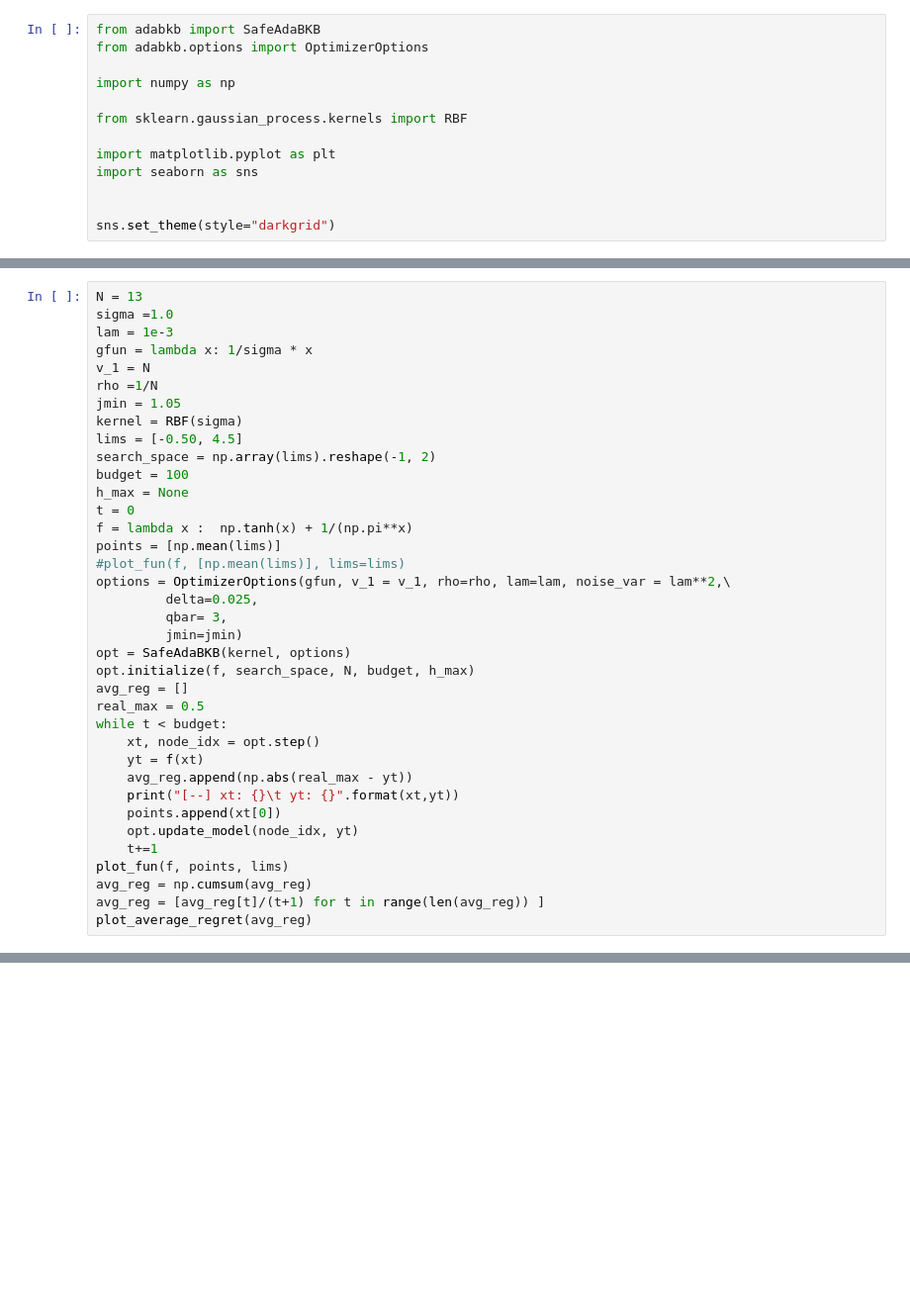
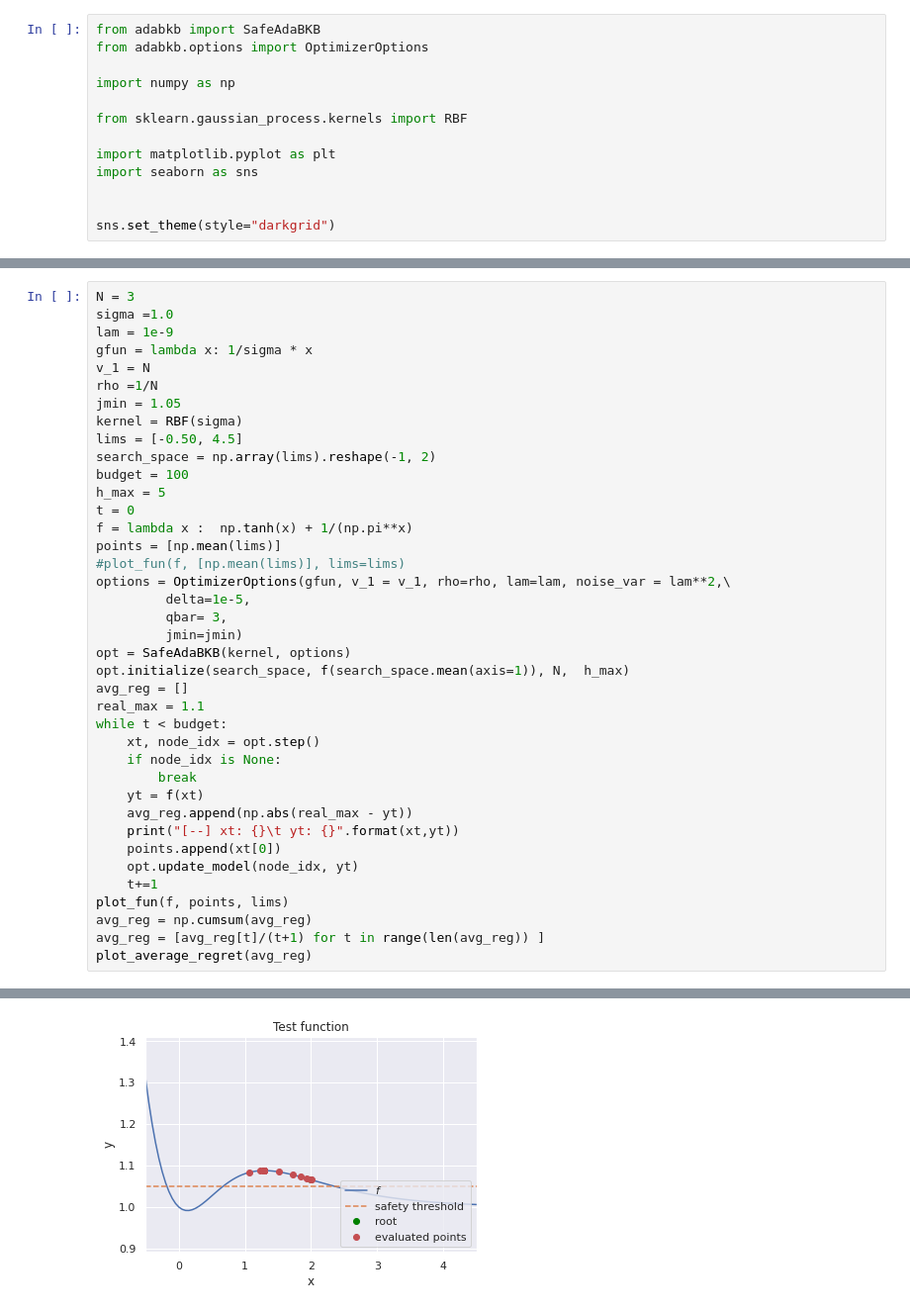
Before and after one commit to Akatsuki96/adabkb, a Jupyter notebook: notebooks/SafeAdaBKB_examples.ipynb, the cells around one changed output, grey strips where cells are left out. Shown: that part at 99% size. Cells and saved outputs as stored; diff of their text form; blank space fills up the shorter version.

```diff
--- a/notebooks/SafeAdaBKB_examples.ipynb
+++ b/notebooks/SafeAdaBKB_examples.ipynb
@@ -168,7 +174,7 @@ plot_average_regret(c_reg)
 # %%
-N = 13
+N = 3
 sigma =1.0
-lam = 1e-3
+lam = 1e-9
 gfun = lambda x: 1/sigma * x
 v_1 = N
 rho =1/N
@@ -177,21 +183,23 @@ kernel = RBF(sigma)
 lims = [-0.50, 4.5]
 search_space = np.array(lims).reshape(-1, 2)
 budget = 100
-h_max = None
+h_max = 5
 t = 0
 f = lambda x :  np.tanh(x) + 1/(np.pi**x)
 points = [np.mean(lims)]
 #plot_fun(f, [np.mean(lims)], lims=lims)
 options = OptimizerOptions(gfun, v_1 = v_1, rho=rho, lam=lam, noise_var = lam**2,\
-         delta=0.025,
+         delta=1e-5,
          qbar= 3,
          jmin=jmin)
 opt = SafeAdaBKB(kernel, options)
-opt.initialize(f, search_space, N, budget, h_max)
+opt.initialize(search_space, f(search_space.mean(axis=1)), N,  h_max)
 avg_reg = []
-real_max = 0.5
+real_max = 1.1
 while t < budget:
     xt, node_idx = opt.step()
+    if node_idx is None:
+        break
     yt = f(xt)
     avg_reg.append(np.abs(real_max - yt))
     print("[--] xt: {}\t yt: {}".format(xt,yt))
@@ -206,0 +231 @@ TypeError: '<=' not supported between instances of 'int' and 'NoneType'
+[figure, added]
```
Also changed, not shown: parts of 4 cells of this notebook, 4 other files.
